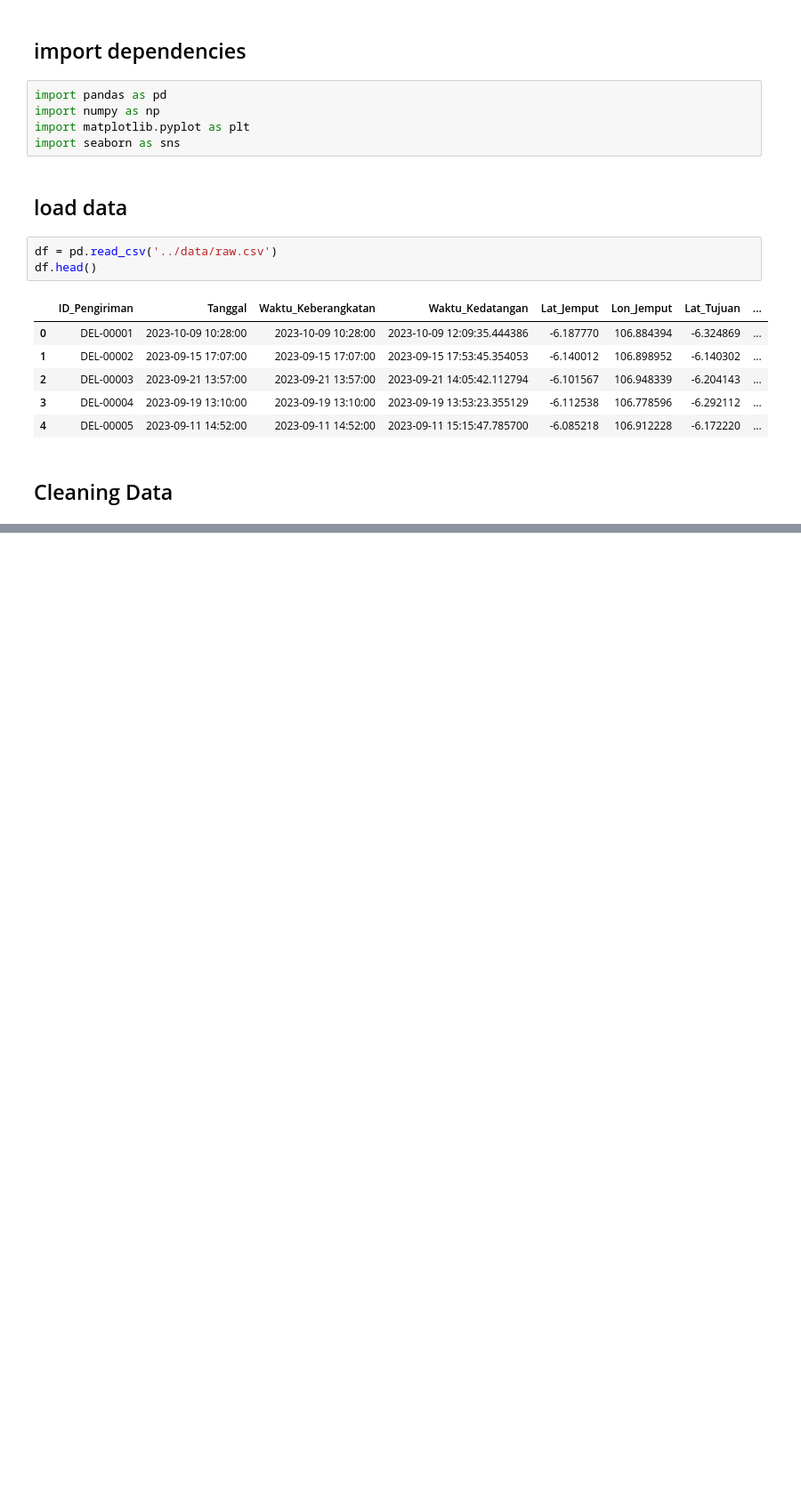
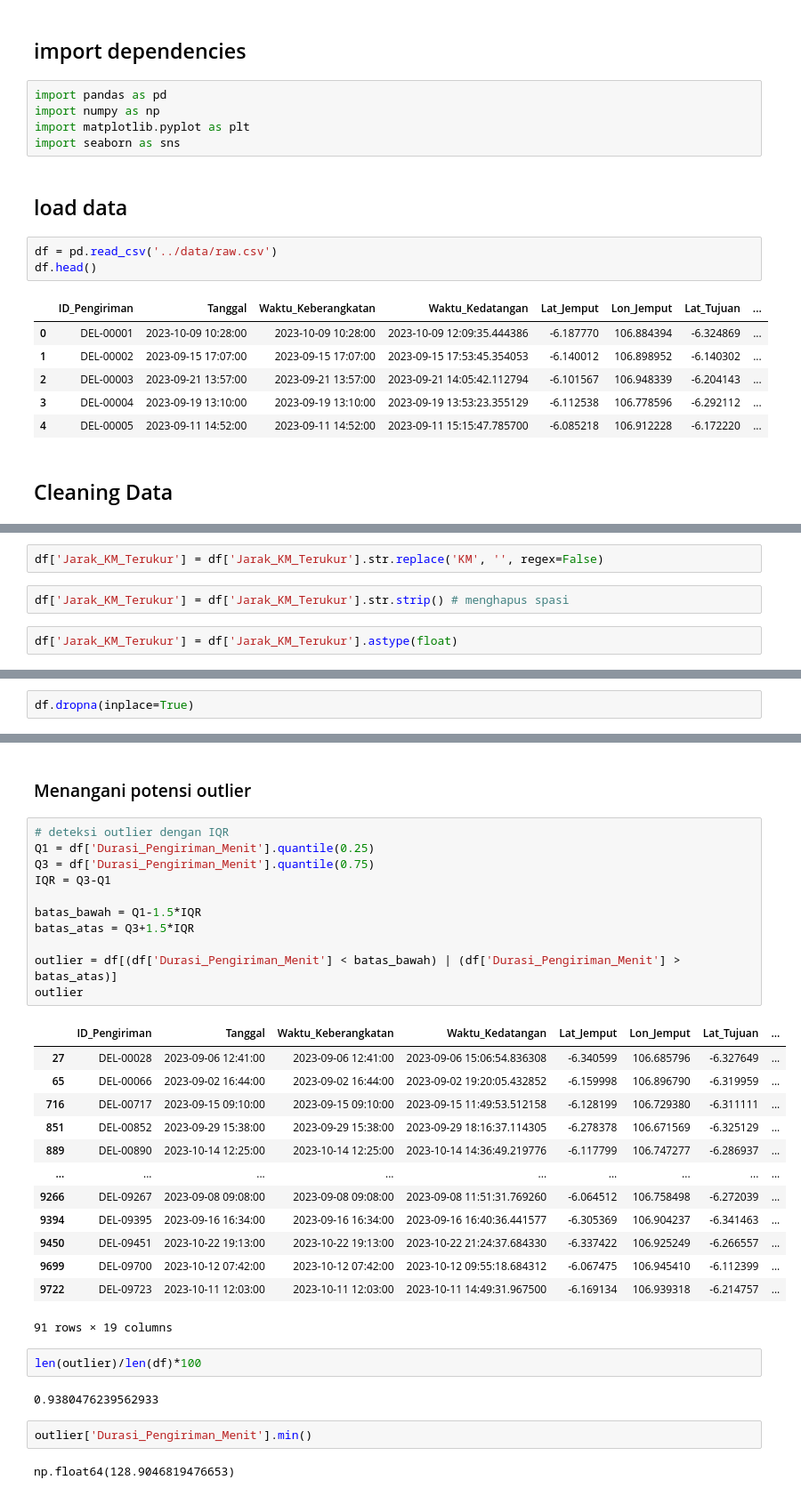
Before and after one commit to NurulAis/last-mile-delivery-optimizer, a Jupyter notebook: notebooks/EDA.ipynb, the cells around one changed output, grey strips where cells are left out. Shown at 89% size. Drawn from its saved outputs; the diff is of its cells as text; blank space fills up the shorter version.

Commit message:
feat: clean dataset by removing null values, outliers, and correct columns type

```diff
--- a/notebooks/EDA.ipynb
+++ b/notebooks/EDA.ipynb
@@ -109,0 +119,6 @@ df[df['Durasi_Pengiriman_Menit'].isna()].head()
+# %%
+df['Jarak_KM_Terukur'] = df['Jarak_KM_Terukur'].str.replace('KM', '', regex=False)
+# %%
+df['Jarak_KM_Terukur'] = df['Jarak_KM_Terukur'].str.strip() # menghapus spasi
+# %%
+df['Jarak_KM_Terukur'] = df['Jarak_KM_Terukur'].astype(float)
@@ -109,0 +148,2 @@ df[df['Durasi_Pengiriman_Menit'].isna()].head()
+# %%
+df.dropna(inplace=True)
@@ -109,0 +173,35 @@ df[df['Durasi_Pengiriman_Menit'].isna()].head()
+# %% [markdown]
+### Menangani potensi outlier
+# %%
+# deteksi outlier dengan IQR
+Q1 = df['Durasi_Pengiriman_Menit'].quantile(0.25)
+Q3 = df['Durasi_Pengiriman_Menit'].quantile(0.75)
+IQR = Q3-Q1
+
+batas_bawah = Q1-1.5*IQR
+batas_atas = Q3+1.5*IQR
+
+outlier = df[(df['Durasi_Pengiriman_Menit'] < batas_bawah) | (df['Durasi_Pengiriman_Menit'] > batas_atas)]
+outlier
+# %% [output]
+|  | ID_Pengiriman | Tanggal | Waktu_Keberangkatan | Waktu_Kedatangan | Lat_Jemput | Lon_Jemput | Lat_Tujuan | ... |
+| 27 | DEL-00028 | 2023-09-06 12:41:00 | 2023-09-06 12:41:00 | 2023-09-06 15:06:54.836308 | -6.340599 | 106.685796 | -6.327649 | ... |
+| 65 | DEL-00066 | 2023-09-02 16:44:00 | 2023-09-02 16:44:00 | 2023-09-02 19:20:05.432852 | -6.159998 | 106.896790 | -6.319959 | ... |
+| 716 | DEL-00717 | 2023-09-15 09:10:00 | 2023-09-15 09:10:00 | 2023-09-15 11:49:53.512158 | -6.128199 | 106.729380 | -6.311111 | ... |
+| 851 | DEL-00852 | 2023-09-29 15:38:00 | 2023-09-29 15:38:00 | 2023-09-29 18:16:37.114305 | -6.278378 | 106.671569 | -6.325129 | ... |
+| 889 | DEL-00890 | 2023-10-14 12:25:00 | 2023-10-14 12:25:00 | 2023-10-14 14:36:49.219776 | -6.117799 | 106.747277 | -6.286937 | ... |
+| ... | ... | ... | ... | ... | ... | ... | ... | ... |
+| 9266 | DEL-09267 | 2023-09-08 09:08:00 | 2023-09-08 09:08:00 | 2023-09-08 11:51:31.769260 | -6.064512 | 106.758498 | -6.272039 | ... |
+| 9394 | DEL-09395 | 2023-09-16 16:34:00 | 2023-09-16 16:34:00 | 2023-09-16 16:40:36.441577 | -6.305369 | 106.904237 | -6.341463 | ... |
+| 9450 | DEL-09451 | 2023-10-22 19:13:00 | 2023-10-22 19:13:00 | 2023-10-22 21:24:37.684330 | -6.337422 | 106.925249 | -6.266557 | ... |
+| 9699 | DEL-09700 | 2023-10-12 07:42:00 | 2023-10-12 07:42:00 | 2023-10-12 09:55:18.684312 | -6.067475 | 106.945410 | -6.112399 | ... |
+| 9722 | DEL-09723 | 2023-10-11 12:03:00 | 2023-10-11 12:03:00 | 2023-10-11 14:49:31.967500 | -6.169134 | 106.939318 | -6.214757 | ... |
+91 rows × 19 columns
+# %%
+len(outlier)/len(df)*100
+# %% [output]
+0.9380476239562933
+# %%
+outlier['Durasi_Pengiriman_Menit'].min()
+# %% [output]
+np.float64(128.9046819476653)
```
Also changed, not shown: parts of 28 cells of this notebook.
